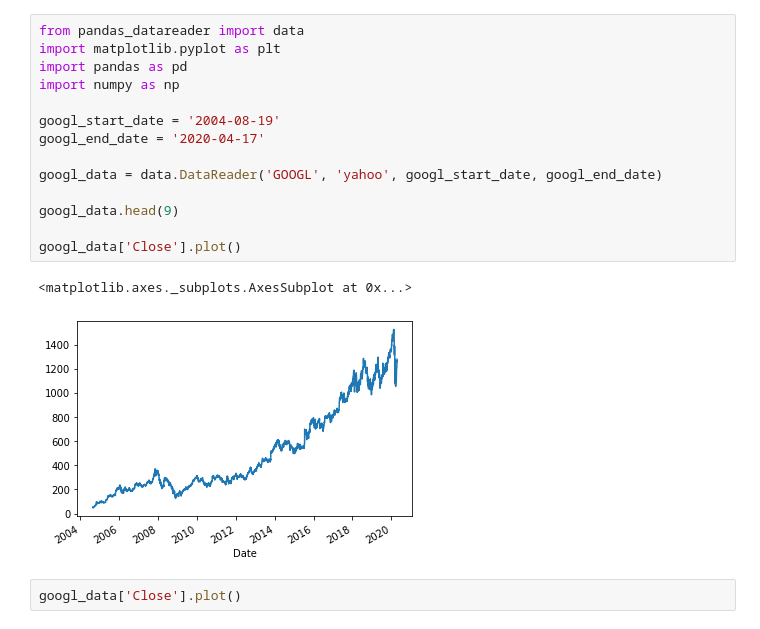
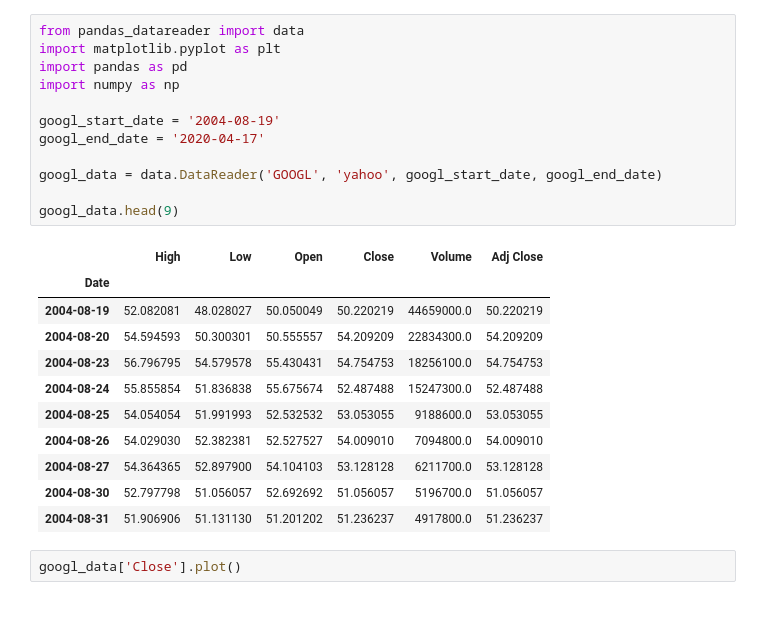
Before and after one commit to Myeongjoon/GoogleSummerOfCode2020, a Jupyter notebook: finance_data.ipynb, the cells around one changed output. Cells and saved outputs as stored; diff of their text form.

```diff
--- a/finance_data.ipynb
+++ b/finance_data.ipynb
@@ -3,20 +3,27 @@
 # %%
 from pandas_datareader import data
 import matplotlib.pyplot as plt
 import pandas as pd
 import numpy as np
 
 googl_start_date = '2004-08-19'
 googl_end_date = '2020-04-17'
 
 googl_data = data.DataReader('GOOGL', 'yahoo', googl_start_date, googl_end_date)
 
 googl_data.head(9)
-
-googl_data['Close'].plot()
 # %% [output]
-<matplotlib.axes._subplots.AxesSubplot at 0x...>
-[figure, removed]
+|  | High | Low | Open | Close | Volume | Adj Close |
+| Date |  |  |  |  |  |  |
+| 2004-08-19 | 52.082081 | 48.028027 | 50.050049 | 50.220219 | 44659000.0 | 50.220219 |
+| 2004-08-20 | 54.594593 | 50.300301 | 50.555557 | 54.209209 | 22834300.0 | 54.209209 |
+| 2004-08-23 | 56.796795 | 54.579578 | 55.430431 | 54.754753 | 18256100.0 | 54.754753 |
+| 2004-08-24 | 55.855854 | 51.836838 | 55.675674 | 52.487488 | 15247300.0 | 52.487488 |
+| 2004-08-25 | 54.054054 | 51.991993 | 52.532532 | 53.053055 | 9188600.0 | 53.053055 |
+| 2004-08-26 | 54.029030 | 52.382381 | 52.527527 | 54.009010 | 7094800.0 | 54.009010 |
+| 2004-08-27 | 54.364365 | 52.897900 | 54.104103 | 53.128128 | 6211700.0 | 53.128128 |
+| 2004-08-30 | 52.797798 | 51.056057 | 52.692692 | 51.056057 | 5196700.0 | 51.056057 |
+| 2004-08-31 | 51.906906 | 51.131130 | 51.201202 | 51.236237 | 4917800.0 | 51.236237 |
 # %%
 googl_data['Close'].plot()
 # %% [output]
```
